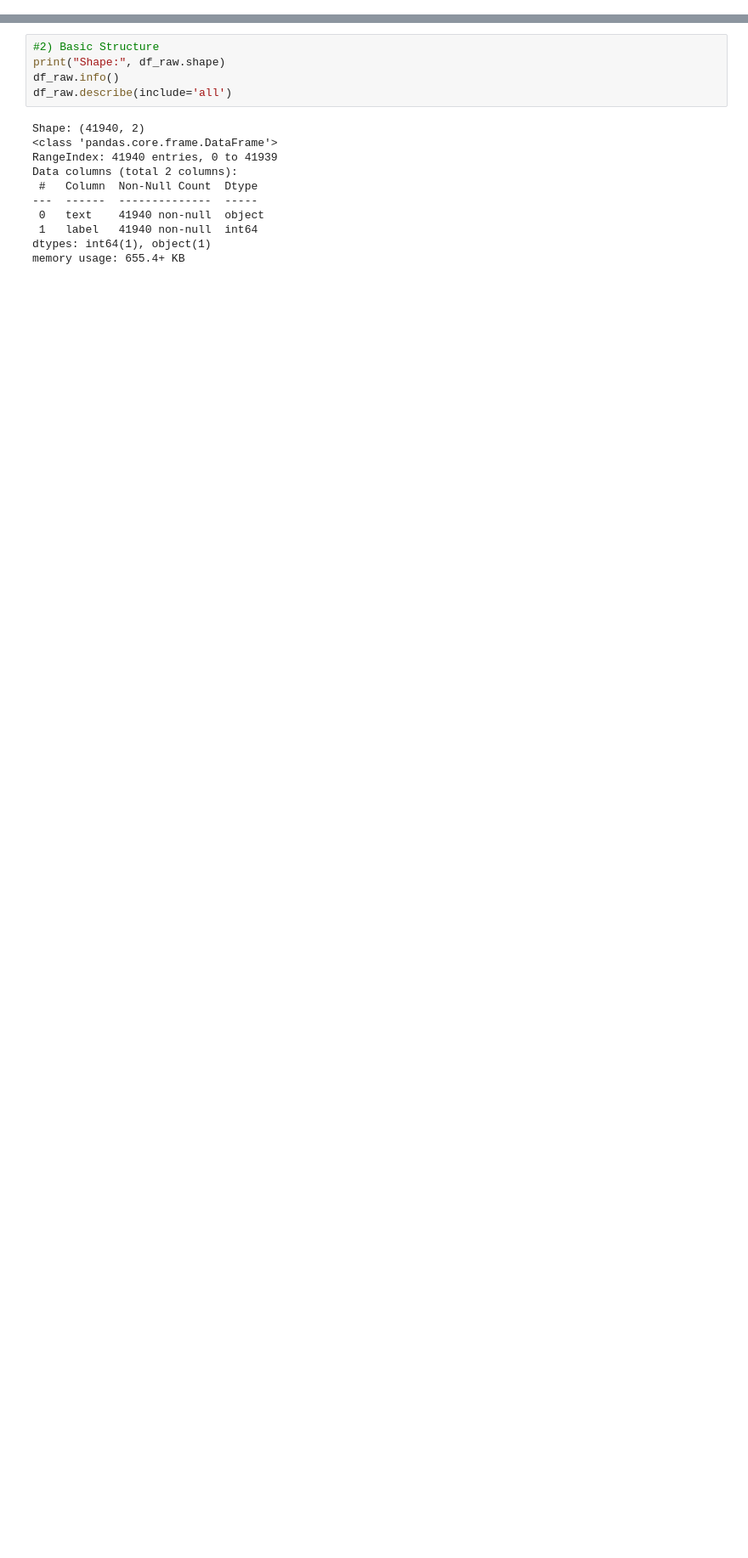
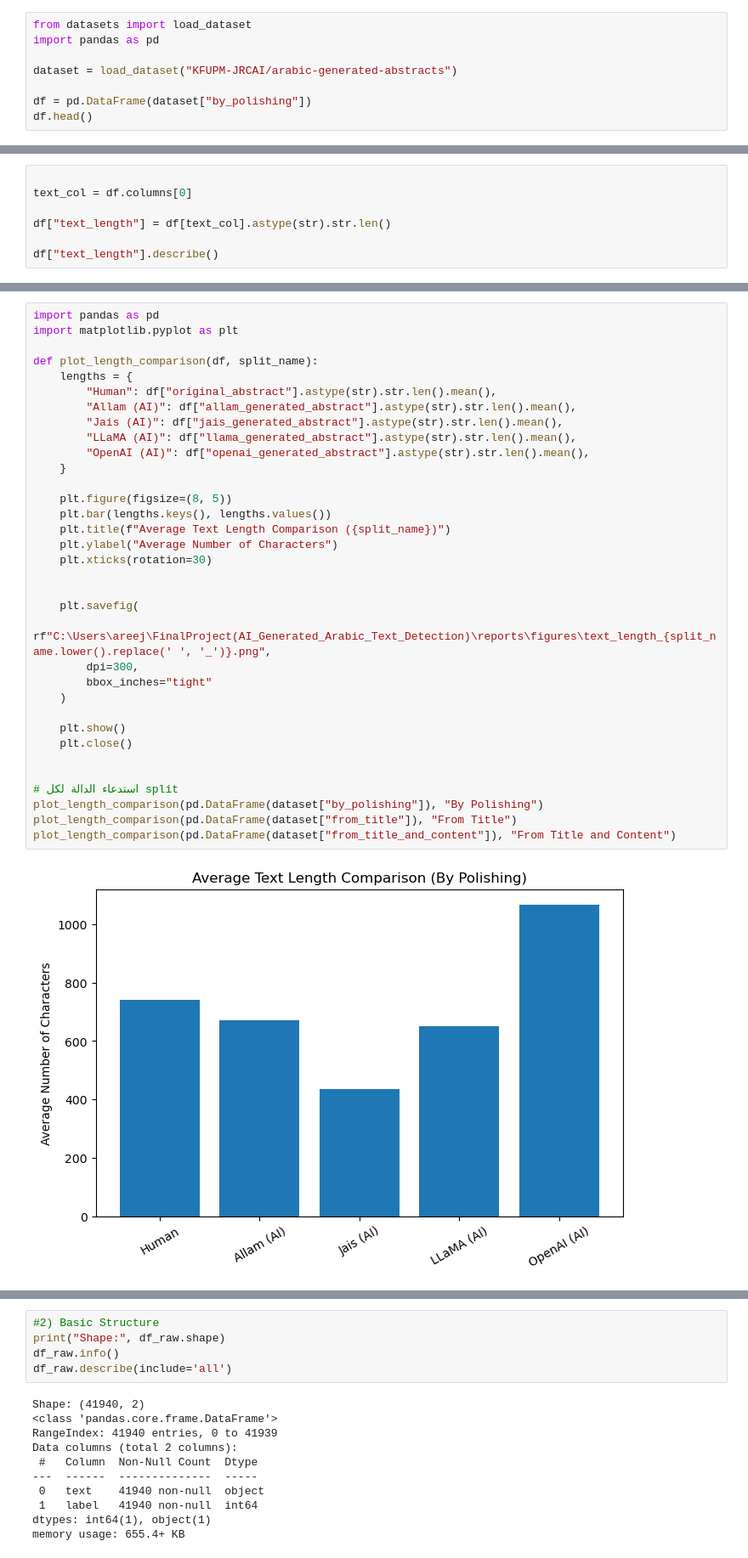
Before and after one commit to areej349/AI-Generated-Arabic-Text-Detection_PROJECT, a Jupyter notebook: notebooks/phase_1_data_acquisition.ipynb, the cells around one changed output, grey strips where cells are left out. Shown at 85% size. Drawn from its saved outputs; the diff is of its cells as text; blank space fills up the shorter version.

Commit message:
Update dataset description and EDA analysis

```diff
--- a/notebooks/phase_1_data_acquisition.ipynb
+++ b/notebooks/phase_1_data_acquisition.ipynb
@@ -14,0 +39,8 @@ df_raw.head()
+# %%
+from datasets import load_dataset
+import pandas as pd
+
+dataset = load_dataset("KFUPM-JRCAI/arabic-generated-abstracts")
+
+df = pd.DataFrame(dataset["by_polishing"])
+df.head()
@@ -14,0 +77,7 @@ df_raw.head()
+# %%
+
+text_col = df.columns[0]
+
+df["text_length"] = df[text_col].astype(str).str.len()
+
+df["text_length"].describe()
@@ -14,0 +94,36 @@ df_raw.head()
+# %%
+import pandas as pd
+import matplotlib.pyplot as plt
+
+def plot_length_comparison(df, split_name):
+    lengths = {
+        "Human": df["original_abstract"].astype(str).str.len().mean(),
+        "Allam (AI)": df["allam_generated_abstract"].astype(str).str.len().mean(),
+        "Jais (AI)": df["jais_generated_abstract"].astype(str).str.len().mean(),
+        "LLaMA (AI)": df["llama_generated_abstract"].astype(str).str.len().mean(),
+        "OpenAI (AI)": df["openai_generated_abstract"].astype(str).str.len().mean(),
+    }
+
+    plt.figure(figsize=(8, 5))
+    plt.bar(lengths.keys(), lengths.values())
+    plt.title(f"Average Text Length Comparison ({split_name})")
+    plt.ylabel("Average Number of Characters")
+    plt.xticks(rotation=30)
+
+
+    plt.savefig(
+        rf"C:\Users\areej\FinalProject(AI_Generated_Arabic_Text_Detection)\reports\figures\text_length_{split_name.lower().replace(' ', '_')}.png",
+        dpi=300,
+        bbox_inches="tight"
+    )
+
+    plt.show()
+    plt.close()
+
+
+# استدعاء الدالة لكل split
+plot_length_comparison(pd.DataFrame(dataset["by_polishing"]), "By Polishing")
+plot_length_comparison(pd.DataFrame(dataset["from_title"]), "From Title")
+plot_length_comparison(pd.DataFrame(dataset["from_title_and_content"]), "From Title and Content")
+# %% [output]
+[figure, added]
```
Also changed, not shown: parts of 11 cells of this notebook.
